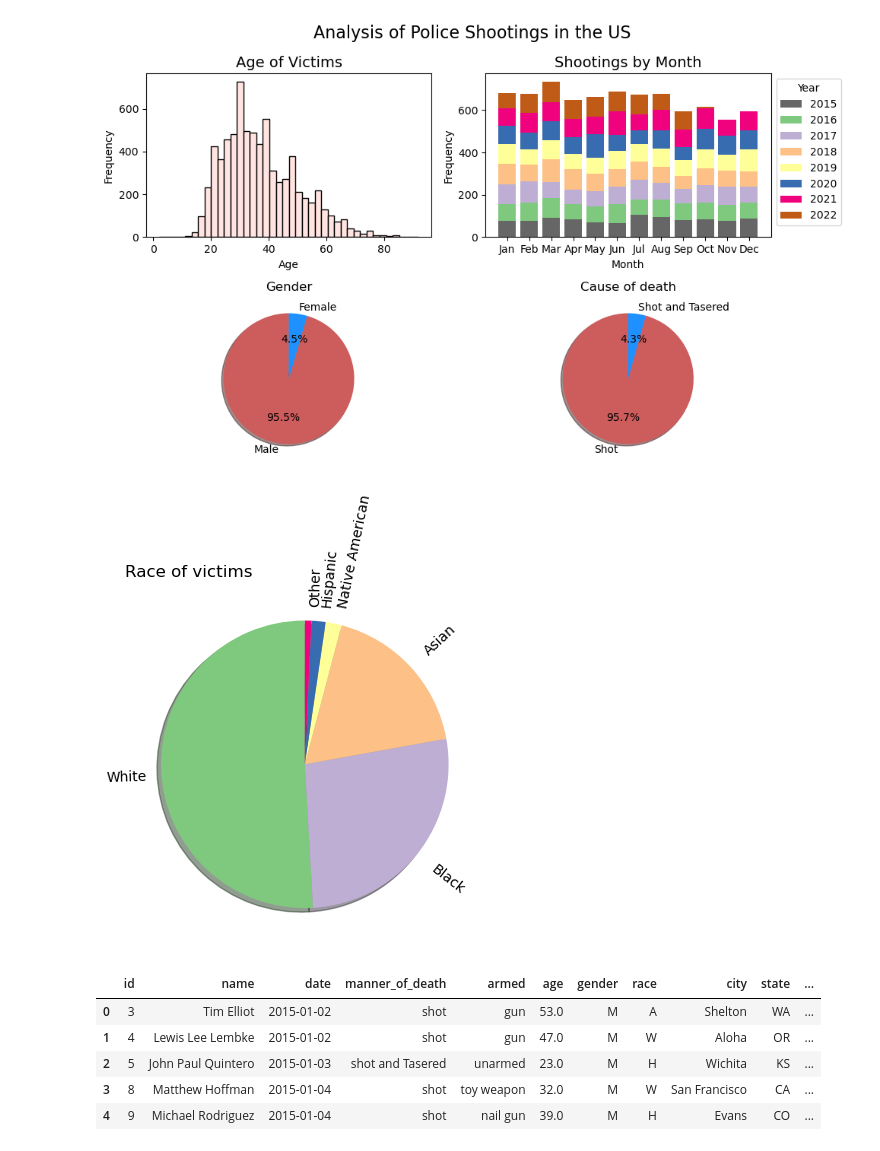
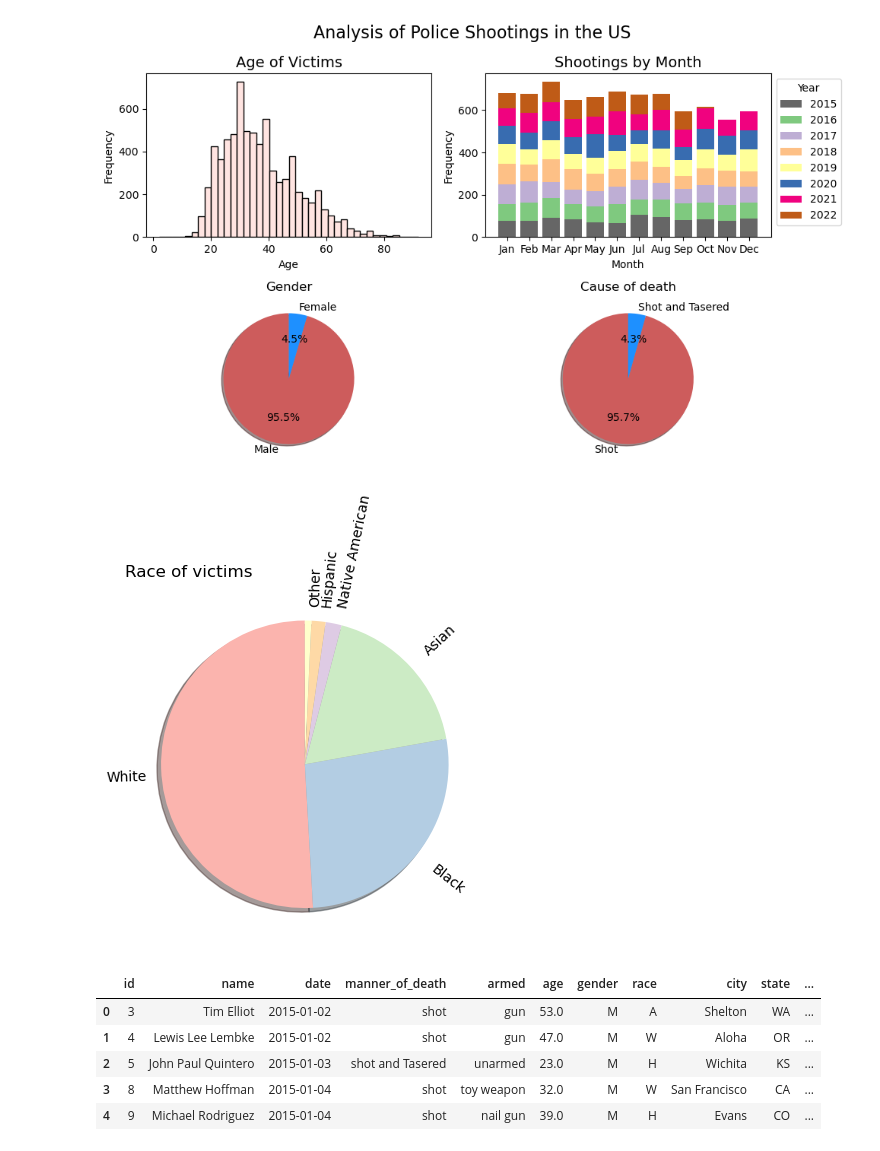
Before and after one commit to fongc123/notes, a Jupyter notebook: src/data visualization/police_shootings.ipynb, the cells around one changed output. Cells and saved outputs as stored; diff of their text form; code cells hidden in the pictures.

```diff
--- a/src/data visualization/police_shootings.ipynb
+++ b/src/data visualization/police_shootings.ipynb
@@ -104,20 +104,20 @@ fig.show()
 [figure]
 # %%
 # plot race of victims
-cmap = plt.get_cmap("Accent")
+cmap = plt.get_cmap("Pastel1")
 plt.pie(
     x = df['race'].value_counts(),
     labels = [ "White", "Black", "Asian", "Native American", "Hispanic", "Other" ],
     labeldistance = 1.1,
     rotatelabels = True,
     shadow = True,
     startangle = 90,
     colors = [ cmap(i % 8) for i in range(6) ]
 )
 plt.title("Race of victims", loc = 'left')
 plt.tight_layout()
 # %% [output]
-[figure, old version]
+[figure, new version]
 # %%
 incidents = df.apply(lambda x: Point(x['longitude'], x['latitude']), axis = 'columns')
 df_geo = gpd.GeoDataFrame(df[(df.longitude.notna()) & (df.latitude.notna()) & (df.state != "HI") & (df.state != "AK") & (df.state != "PR")], geometry = incidents)
```
Also changed, not shown: parts of 1 cell of this notebook, 4 other files.
